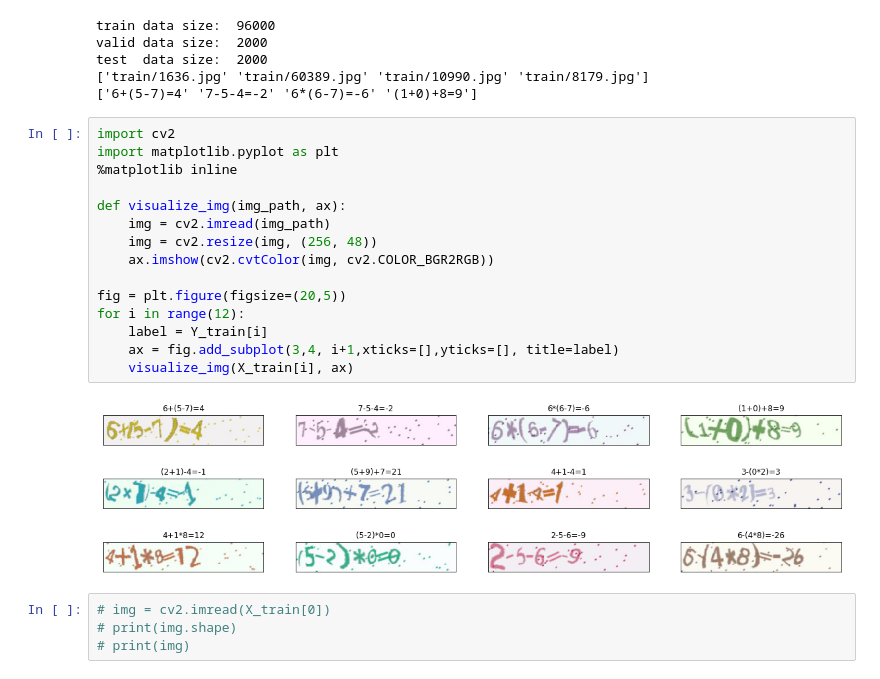
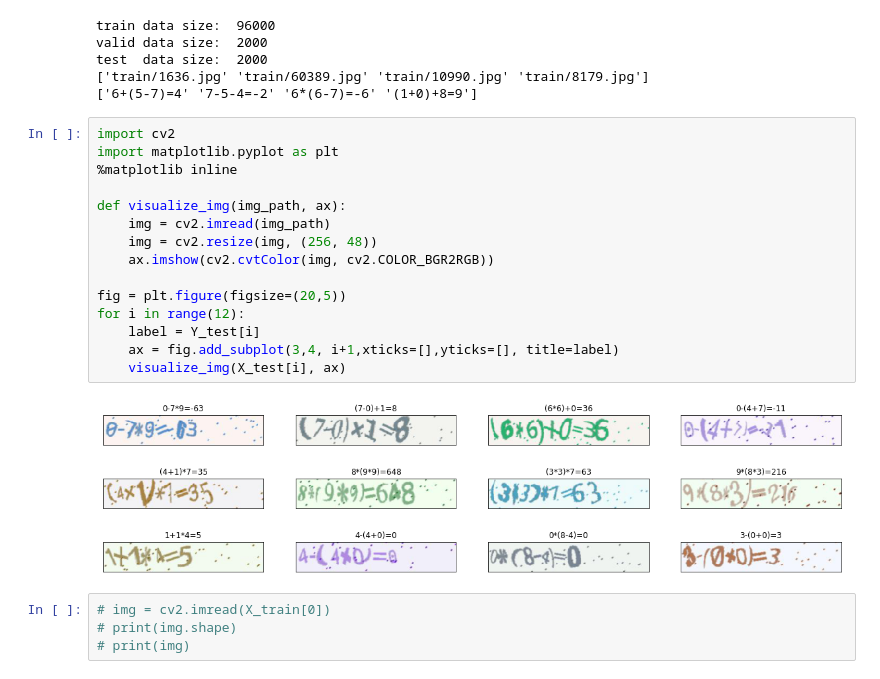
Before and after one commit to 4floor/mathematical-expression-recognition, a Jupyter notebook: mathematical-expression-recognition.ipynb, the cells around one changed output. Saved outputs shown, nothing was run; the diff lists cells and outputs as text.

```diff
--- a/mathematical-expression-recognition.ipynb
+++ b/mathematical-expression-recognition.ipynb
@@ -34,20 +34,20 @@ test  data size:  2000
 # %%
 import cv2
 import matplotlib.pyplot as plt
 %matplotlib inline
 
 def visualize_img(img_path, ax):
     img = cv2.imread(img_path)
     img = cv2.resize(img, (256, 48))
     ax.imshow(cv2.cvtColor(img, cv2.COLOR_BGR2RGB))
 
 fig = plt.figure(figsize=(20,5))
 for i in range(12):
-    label = Y_train[i]
+    label = Y_test[i]
     ax = fig.add_subplot(3,4, i+1,xticks=[],yticks=[], title=label)
-    visualize_img(X_train[i], ax)
+    visualize_img(X_test[i], ax)
 # %% [output]
-[figure, old version]
+[figure, new version]
 # %%
 # img = cv2.imread(X_train[0])
 # print(img.shape)
```
Also changed, not shown: parts of 13 cells of this notebook.
